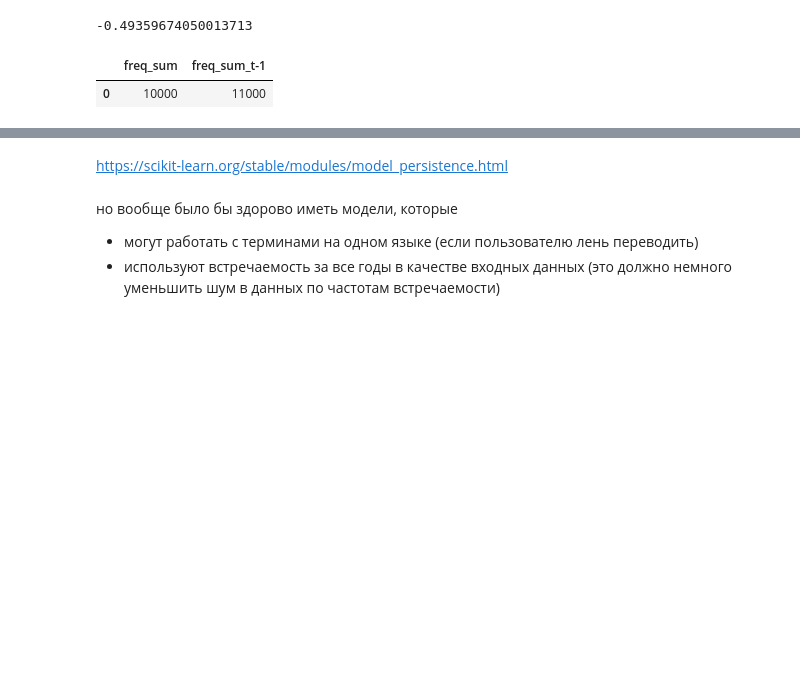
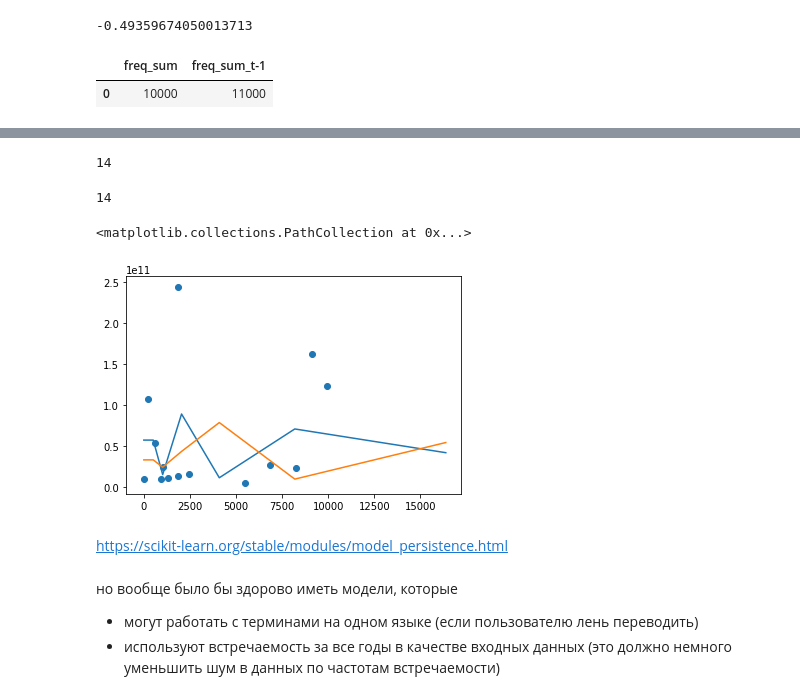
Before and after one commit to pallada-92/MMarketSizePrediction, a Jupyter notebook: models_jupyter/Model_currently_working.ipynb, the cells around one changed output, grey strips where cells are left out. Drawn from its saved outputs; the diff is of its cells as text; code cells hidden in the pictures; blank space fills up the shorter version.

```diff
--- a/models_jupyter/Model_currently_working.ipynb
+++ b/models_jupyter/Model_currently_working.ipynb
@@ -751,3 +772,18 @@ plt.plot(preds_df.X, preds_df.pred)
+# %%
+len(data_16_17[data_16_17['freq_sum']<10000])
+# %% [output]
+14
+# %%
+len(list(preds_df.X)[:14])
+# %% [output]
+14
+# %%
+plt.plot(list(preds_df.X)[:15], list(preds_df.pred)[:15])
+plt.plot(list(preds_df.X)[:15], list(preds_df.modify)[:15])
+plt.scatter(data_16_17[data_16_17['freq_sum']<10000].freq_sum, data_16_17[data_16_17['freq_sum']<10000].market)
+# %% [output]
+<matplotlib.collections.PathCollection at 0x...>
+[figure, added]
 # %%
 # если очень хочешь усреднять модели во вложенном цикле, можешь исключить и item и item_:
 
```
Also changed, not shown: parts of 7 cells of this notebook.
